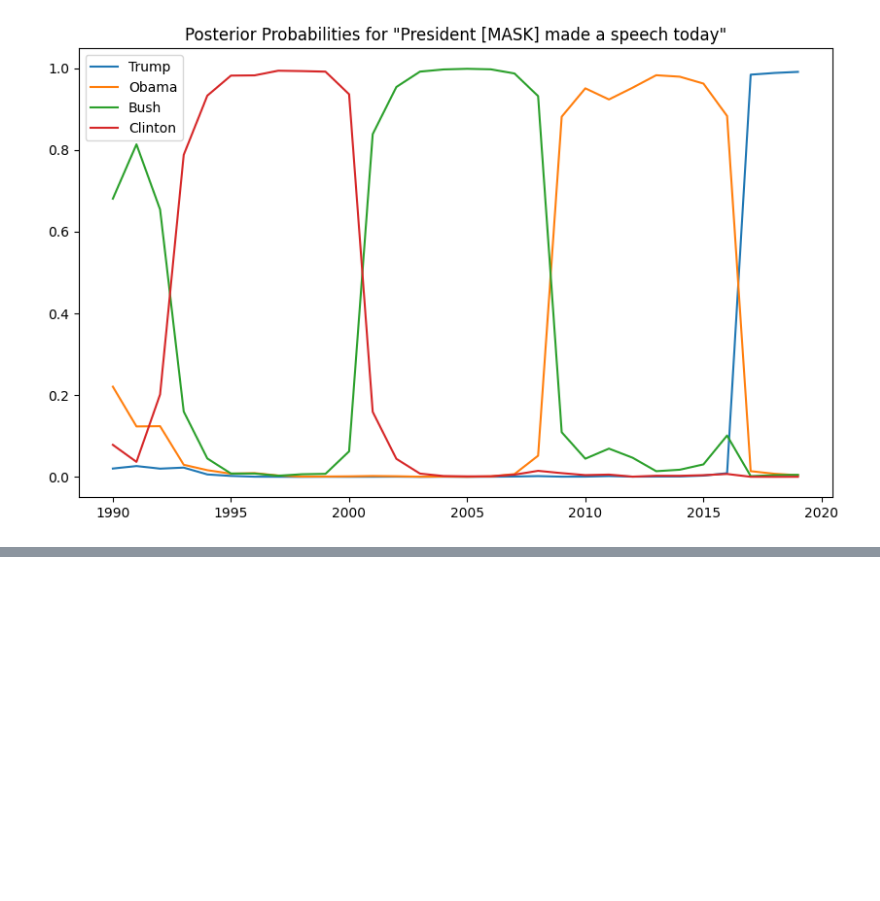
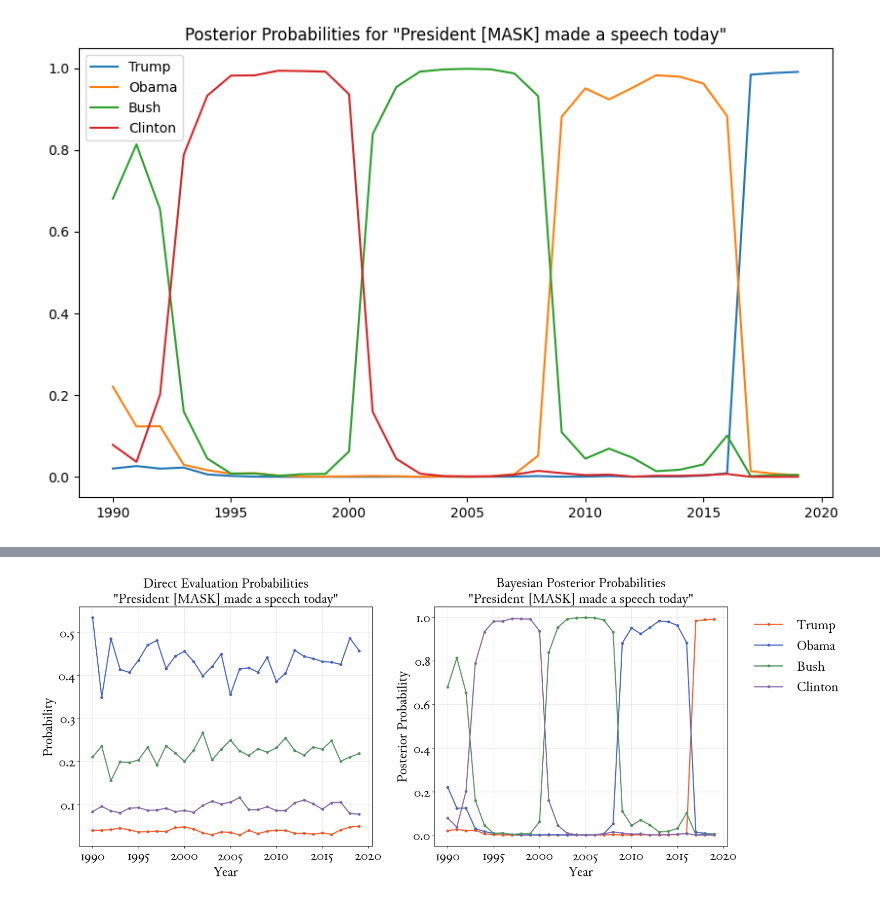
Before and after one commit to bstadt/tlm-1-release, a Jupyter notebook: eda/bayes.ipynb, the cells around one changed output, grey strips where cells are left out. Cells and saved outputs as stored; diff of their text form; code cells hidden in the pictures; blank space fills up the shorter version.

Commit message:
camera ready presidents

```diff
--- a/eda/bayes.ipynb
+++ b/eda/bayes.ipynb
@@ -262,0 +263,62 @@ plt.show()
+# %%
+# Create a two-panel figure comparing direct and posterior probabilities
+
+import urllib.request
+import matplotlib.font_manager as fm
+
+# Download and set the Junicode font
+font_url = "http://calcifercomputing.com/fonts/junicode/TTF/Junicode-Regular.ttf"
+font_path = "/tmp/Junicode-Regular.ttf"
+urllib.request.urlretrieve(font_url, font_path)
+junicode_prop = fm.FontProperties(fname=font_path)
+
+plt.rcParams.update({'font.size': 24})
+
+fig, (ax1, ax2) = plt.subplots(1, 2, figsize=(20, 8))
+fig.patch.set_alpha(0)  # Make figure background transparent
+pres_to_color = {' Trump': '#EA5526', ' Obama': '#4462bd', ' Bush': '#51915B', ' Clinton': '#8064A2'}
+
+years = list(range(1990, 2020))
+
+# Left panel: Direct probabilities
+for word in all_words:
+    probs = []
+    for year in years:
+        prob = word_probs_by_year[word].get(year, 0)
+        probs.append(prob)
+
+    ax1.plot(years, probs, marker='o', label=word, linewidth=2, markersize=4, color=pres_to_color[word])
+
+ax1.set_xlabel('Year', fontsize=24, fontproperties=junicode_prop)
+ax1.set_ylabel('Probability', fontsize=24, fontproperties=junicode_prop)
+ax1.set_title('Direct Evaluation Probabilities\n"President [MASK] made a speech today"', fontsize=28, fontproperties=junicode_prop)
+ax1.grid(True, alpha=0.3)
+ax1.tick_params(axis='both', which='major', labelsize=20)
+ax1.patch.set_alpha(0)  # Make left axis background transparent
+for label in ax1.get_xticklabels() + ax1.get_yticklabels():
+    label.set_fontproperties(junicode_prop)
+
+
+all_bayes = np.stack([t_bayes, o_bayes, b_bayes, c_bayes])
+posteriors = all_bayes/np.sum(all_bayes, axis=0)
+posterior_words = [' Trump', ' Obama', ' Bush', ' Clinton']
+
+# Right panel: Posterior probabilities (Bayesian update)
+for i, word in enumerate(posterior_words):
+    ax2.plot(years, posteriors[i], marker='o', label=word, linewidth=2, markersize=4, color=pres_to_color[word])
+
+ax2.set_xlabel('Year', fontsize=24, fontproperties=junicode_prop)
+ax2.set_ylabel('Posterior Probability', fontsize=24, fontproperties=junicode_prop)
+ax2.set_title('Bayesian Posterior Probabilities\n"President [MASK] made a speech today"', fontsize=28, fontproperties=junicode_prop)
+legend = ax2.legend(bbox_to_anchor=(1.05, 1), loc='upper left', fontsize=20, prop=junicode_prop)
+legend.get_frame().set_alpha(0)  # Make legend background transparent
+ax2.grid(True, alpha=0.3)
+ax2.tick_params(axis='both', which='major', labelsize=20)
+ax2.patch.set_alpha(0)  # Make right axis background transparent
+for label in ax2.get_xticklabels() + ax2.get_yticklabels():
+    label.set_fontproperties(junicode_prop)
+
+plt.tight_layout()
+plt.show()
+# %% [output]
+[figure, added]
```
Also changed, not shown: parts of 1 cell of this notebook, 1 other file.
